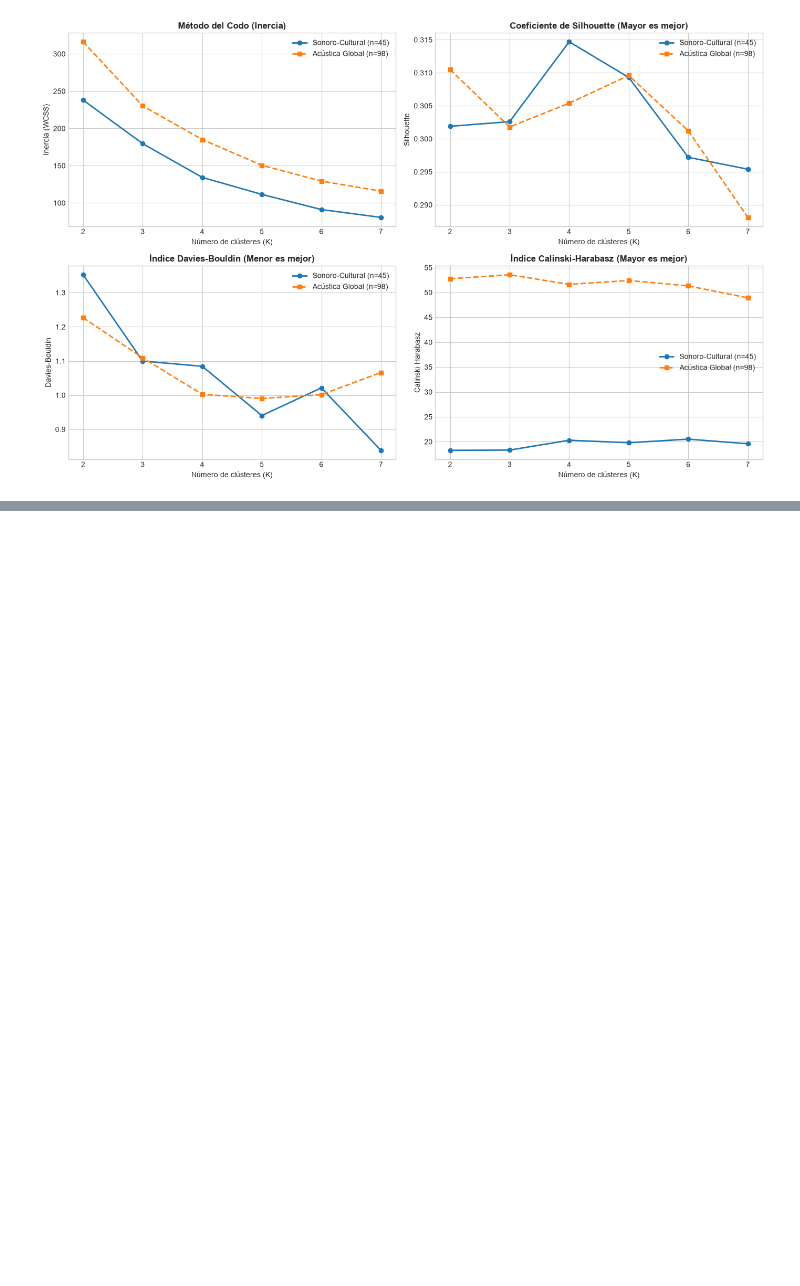
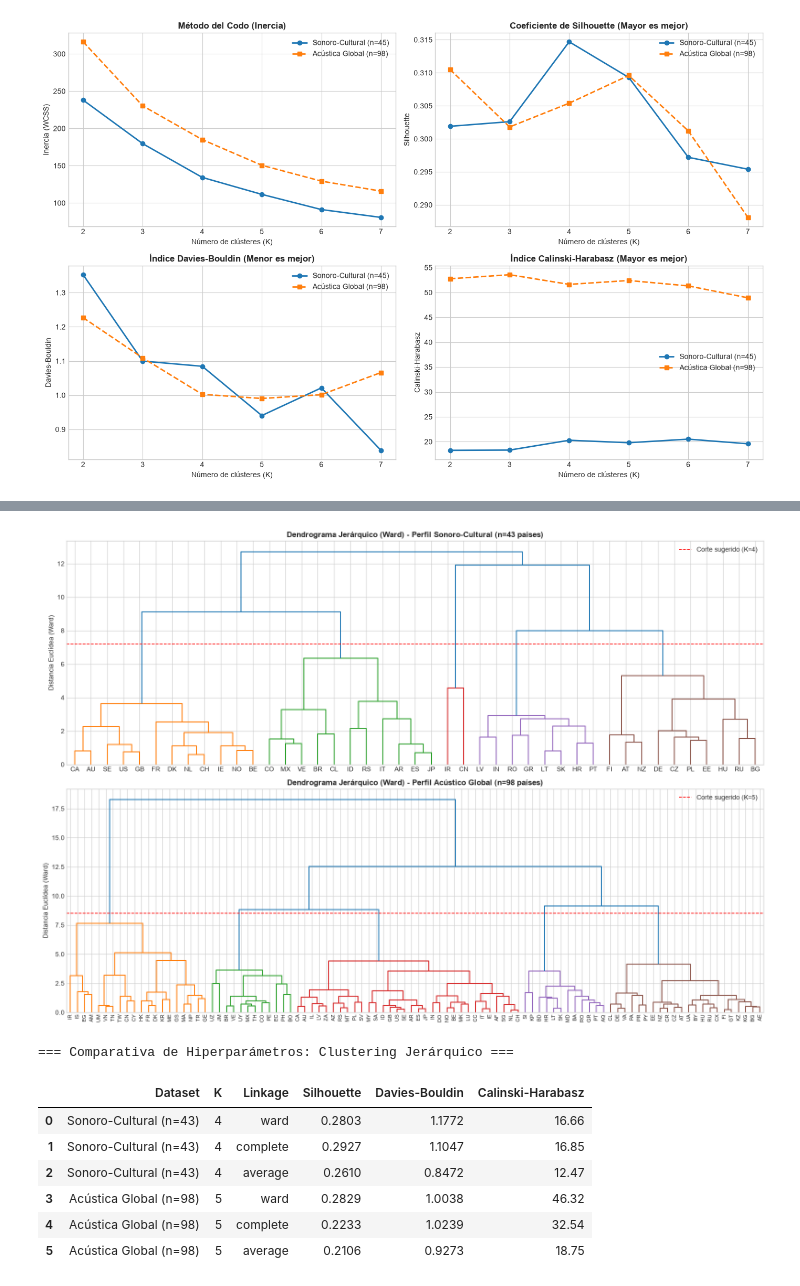
Before and after one commit to marianagrau99/musica-por-pais, a Jupyter notebook: 03_mineria_modelado.ipynb, the cells around one changed output, grey strips where cells are left out. Drawn from its saved outputs; the diff is of its cells as text; code cells hidden in the pictures; blank space fills up the shorter version.

Commit message:
feat(ml): completar modulo 1 de clustering (K-Means, Jerarquico y perfilamiento con arbol de decision)

```diff
--- a/03_mineria_modelado.ipynb
+++ b/03_mineria_modelado.ipynb
@@ -238,0 +239,73 @@ Visualizamos los **dendrogramas** sobre ambas matrices y comparamos las métrica
+# %%
+from sklearn.cluster import AgglomerativeClustering
+from scipy.cluster.hierarchy import dendrogram, linkage
+
+# 1. Visualización de Dendrogramas (método Ward)
+fig, axes = plt.subplots(2, 1, figsize=(16, 11))
+
+# Dendrograma A: Sonoro-Cultural (43 países)
+Z_cult = linkage(X_cult_scaled, method='ward')
+dendrogram(
+    Z_cult,
+    labels=df_cult['country'].values,
+    leaf_rotation=0,
+    leaf_font_size=10,
+    color_threshold=7.2,
+    ax=axes[0]
+)
+axes[0].set_title('Dendrograma Jerárquico (Ward) - Perfil Sonoro-Cultural (n=43 países)', fontweight='bold')
+axes[0].set_ylabel('Distancia Euclídea (Ward)')
+axes[0].axhline(y=7.2, color='red', linestyle='--', linewidth=1.2, label='Corte sugerido (K=4)')
+axes[0].legend()
+
+# Dendrograma B: Acústica Global (98 países)
+Z_audio = linkage(X_audio_scaled, method='ward')
+dendrogram(
+    Z_audio,
+    labels=df_audio['country'].values,
+    leaf_rotation=90,
+    leaf_font_size=8,
+    color_threshold=8.5,
+    ax=axes[1]
+)
+axes[1].set_title('Dendrograma Jerárquico (Ward) - Perfil Acústico Global (n=98 países)', fontweight='bold')
+axes[1].set_ylabel('Distancia Euclídea (Ward)')
+axes[1].axhline(y=8.5, color='red', linestyle='--', linewidth=1.2, label='Corte sugerido (K=5)')
+axes[1].legend()
+
+plt.tight_layout()
+plt.show()
+
+# 2. Evaluación de hiperparámetros: comparación de criterios de linkage
+resultados_jer = []
+configs = [
+    ("Sonoro-Cultural (n=43)", X_cult_scaled, 4),
+    ("Acústica Global (n=98)", X_audio_scaled, 5)
+]
+
+for nombre_ds, X_mat, k_opt in configs:
+    for link_method in ['ward', 'complete', 'average']:
+        hc = AgglomerativeClustering(n_clusters=k_opt, linkage=link_method)
+        labels_hc = hc.fit_predict(X_mat)
+        resultados_jer.append({
+            'Dataset': nombre_ds,
+            'K': k_opt,
+            'Linkage': link_method,
+            'Silhouette': round(silhouette_score(X_mat, labels_hc), 4),
+            'Davies-Bouldin': round(davies_bouldin_score(X_mat, labels_hc), 4),
+            'Calinski-Harabasz': round(calinski_harabasz_score(X_mat, labels_hc), 2)
+        })
+
+df_jer_comp = pd.DataFrame(resultados_jer)
+print("=== Comparativa de Hiperparámetros: Clustering Jerárquico ===")
+display(df_jer_comp)
+# %% [output]
+[figure, added]
+=== Comparativa de Hiperparámetros: Clustering Jerárquico ===
+|  | Dataset | K | Linkage | Silhouette | Davies-Bouldin | Calinski-Harabasz |
+| 0 | Sonoro-Cultural (n=43) | 4 | ward | 0.2803 | 1.1772 | 16.66 |
+| 1 | Sonoro-Cultural (n=43) | 4 | complete | 0.2927 | 1.1047 | 16.85 |
+| 2 | Sonoro-Cultural (n=43) | 4 | average | 0.2610 | 0.8472 | 12.47 |
+| 3 | Acústica Global (n=98) | 5 | ward | 0.2829 | 1.0038 | 46.32 |
+| 4 | Acústica Global (n=98) | 5 | complete | 0.2233 | 1.0239 | 32.54 |
+| 5 | Acústica Global (n=98) | 5 | average | 0.2106 | 0.9273 | 18.75 |
```
Also changed, not shown: parts of 5 cells of this notebook.
